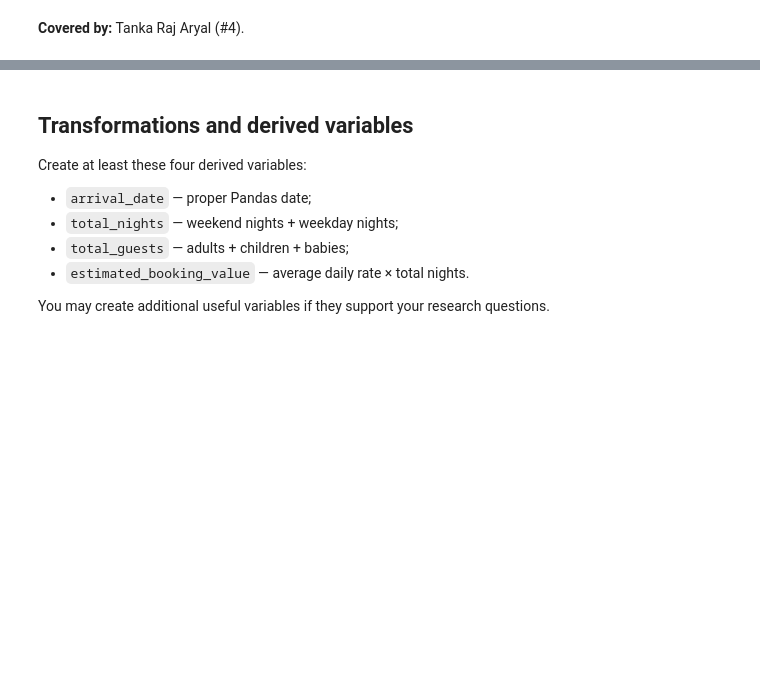
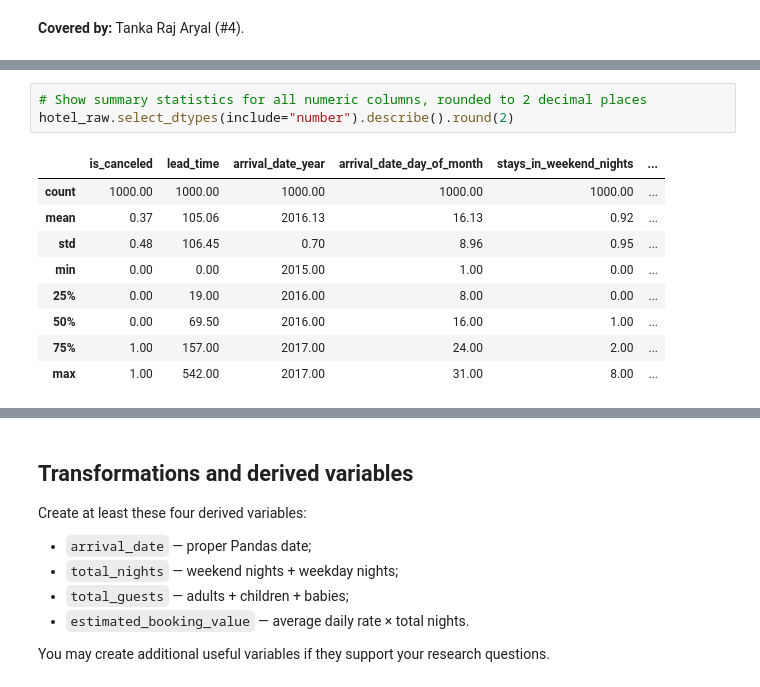
Before and after one commit to Acidburn07/hotel-booking-data-analysis, a Jupyter notebook: notebooks/work/tanka.ipynb, the cells around one changed output, grey strips where cells are left out. Cells and saved outputs as stored; diff of their text form; blank space fills up the shorter version.

```diff
--- a/notebooks/work/tanka.ipynb
+++ b/notebooks/work/tanka.ipynb
@@ -233,0 +153,13 @@ Name: average_daily_rate, dtype: float64
+# %%
+# Show summary statistics for all numeric columns, rounded to 2 decimal places
+hotel_raw.select_dtypes(include="number").describe().round(2)
+# %% [output]
+|  | is_canceled | lead_time | arrival_date_year | arrival_date_day_of_month | stays_in_weekend_nights | ... |
+| count | 1000.00 | 1000.00 | 1000.00 | 1000.00 | 1000.00 | ... |
+| mean | 0.37 | 105.06 | 2016.13 | 16.13 | 0.92 | ... |
+| std | 0.48 | 106.45 | 0.70 | 8.96 | 0.95 | ... |
+| min | 0.00 | 0.00 | 2015.00 | 1.00 | 0.00 | ... |
+| 25% | 0.00 | 19.00 | 2016.00 | 8.00 | 0.00 | ... |
+| 50% | 0.00 | 69.50 | 2016.00 | 16.00 | 1.00 | ... |
+| 75% | 1.00 | 157.00 | 2017.00 | 24.00 | 2.00 | ... |
+| max | 1.00 | 542.00 | 2017.00 | 31.00 | 8.00 | ... |
```
Also changed, not shown: parts of 33 cells of this notebook.
